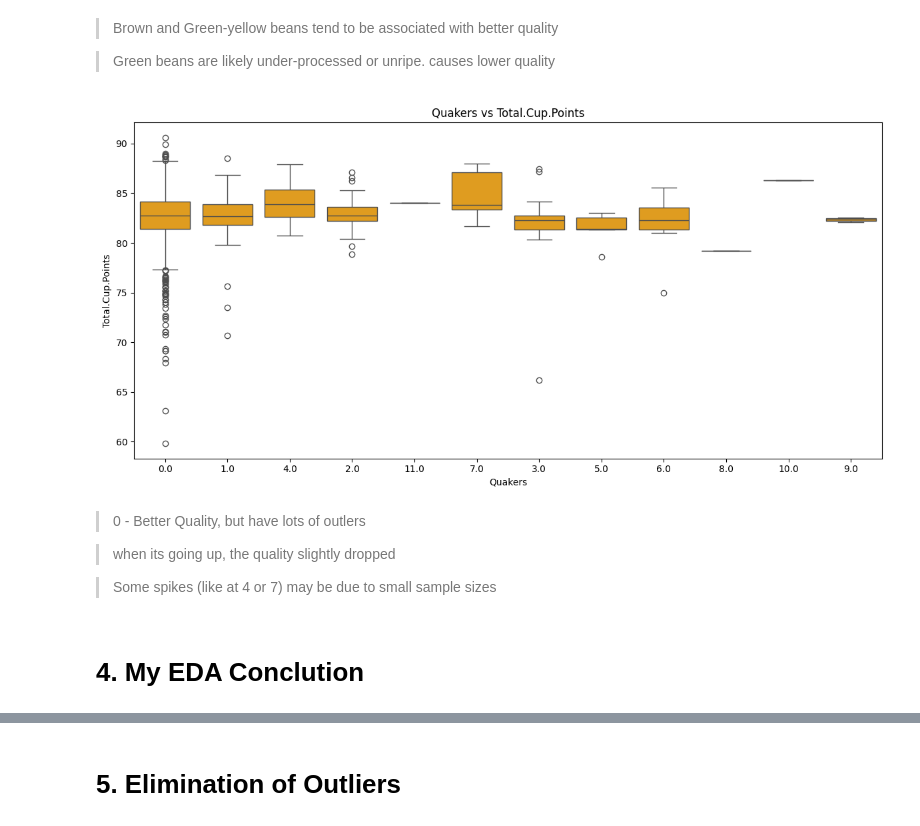
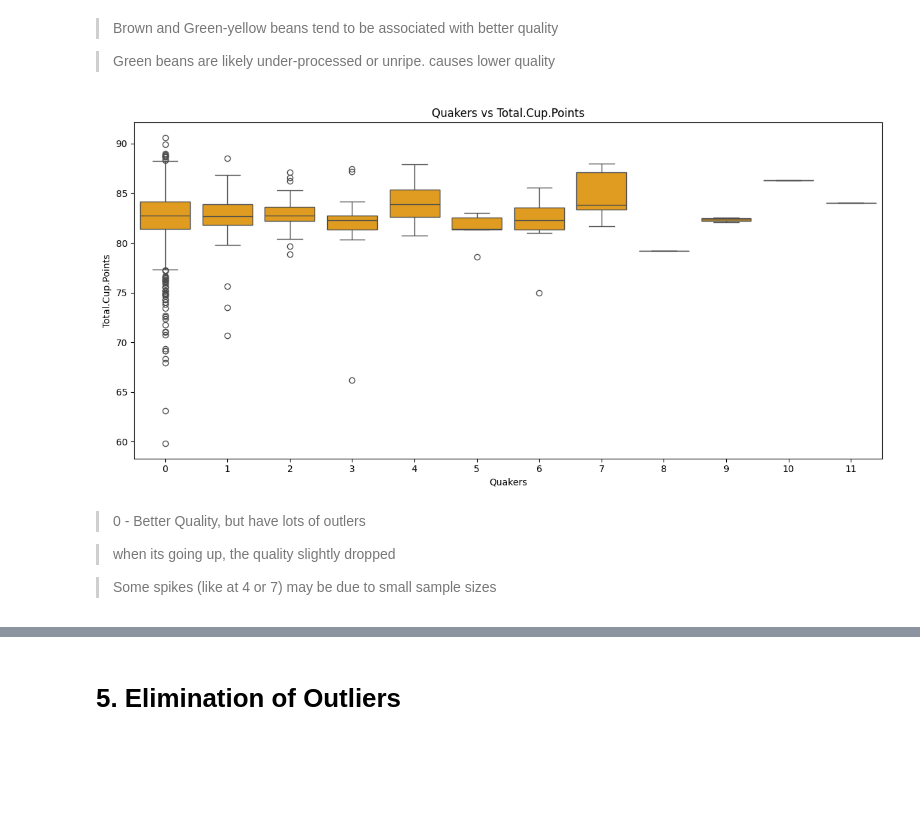
Before and after one commit to SonalJayasinghe/brewlytics, a Jupyter notebook: src/coffee filter/coffee_filter.ipynb, the cells around one changed output, grey strips where cells are left out. Drawn from its saved outputs; the diff is of its cells as text; code cells hidden in the pictures; blank space fills up the shorter version.

```diff
--- a/src/coffee filter/coffee_filter.ipynb
+++ b/src/coffee filter/coffee_filter.ipynb
@@ -4,7 +4,7 @@
 import pandas as pd
 import numpy as np
 
-df = pd.read_csv('data/combined_data_updated.csv')
+df = pd.read_csv('/Users/admin/Documents/PICT/Year 1 Sem 1/ICT/Data Mining and Warehousing/Project/Brewlytics/data/combined_data_updated.csv')
 # %%
 pd.set_option('display.max_columns', None)
 pd.set_option('display.width', 1000)
@@ -1260,7 +1153,7 @@ import numpy as np
 from scipy.stats import skew, kurtosis
 %matplotlib inline
 # %%
-df = pd.read_csv('/data/preprocessed_data.csv')
+df = pd.read_csv('/Users/admin/Documents/PICT/Year 1 Sem 1/ICT/Data Mining and Warehousing/Project/Brewlytics/data/preprocessed_data.csv')
 # %%
 df.head(5)
 # %% [output]
@@ -1735,14 +1541,20 @@ categorical_boxplot_drawer(df, "Color", rotation=0)
 
 > Green beans are likely under-processed or unripe. causes lower quality
 # %%
-categorical_boxplot_drawer(df, "Quakers", rotation=0)
+#categorical_boxplot_drawer(df, "Quakers", rotation=0)
+
+plt.figure(figsize=(12, 6))
+sns.boxplot(x=df["Quakers"].astype(int).sort_values(), y=df["Total.Cup.Points"], color="orange", showfliers=True)
+plt.title(f"Quakers vs Total.Cup.Points")
+plt.xlabel("Quakers")
+plt.ylabel("Total.Cup.Points")
+plt.tight_layout()
+plt.show()
 # %% [output]
-[figure, old version]
+[figure, new version]
 # %% [markdown]
 > 0 - Better Quality, but have lots of outlers
 
 > when its going up, the quality slightly dropped
 
 > Some spikes (like at 4 or 7) may be due to small sample sizes
-# %% [markdown]
-# 4. My EDA Conclution
```
Also changed, not shown: parts of 67 cells of this notebook, 4 other files.
